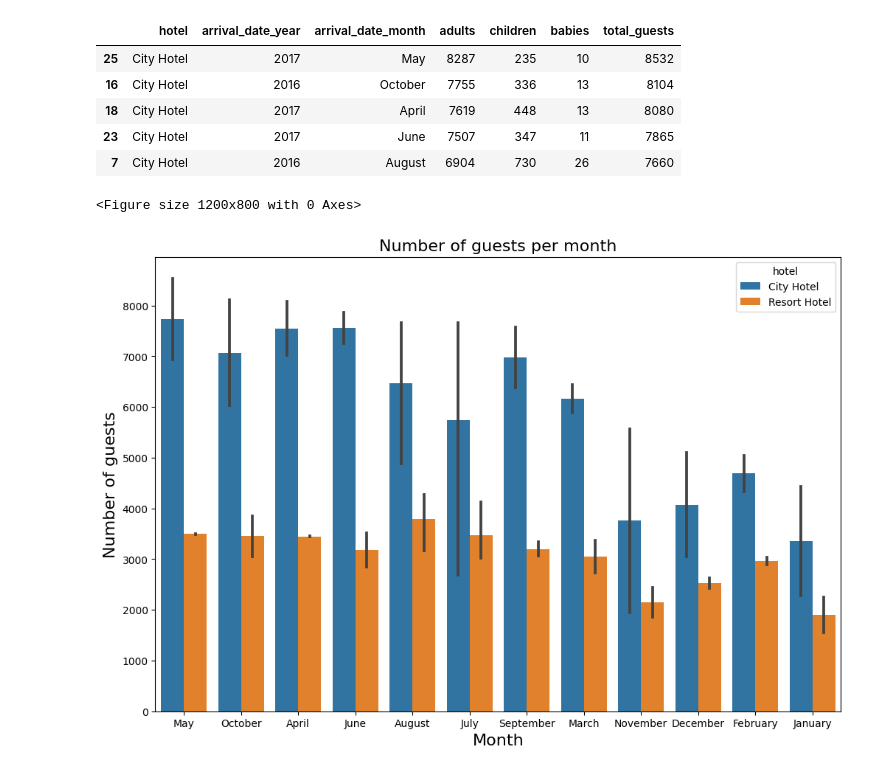
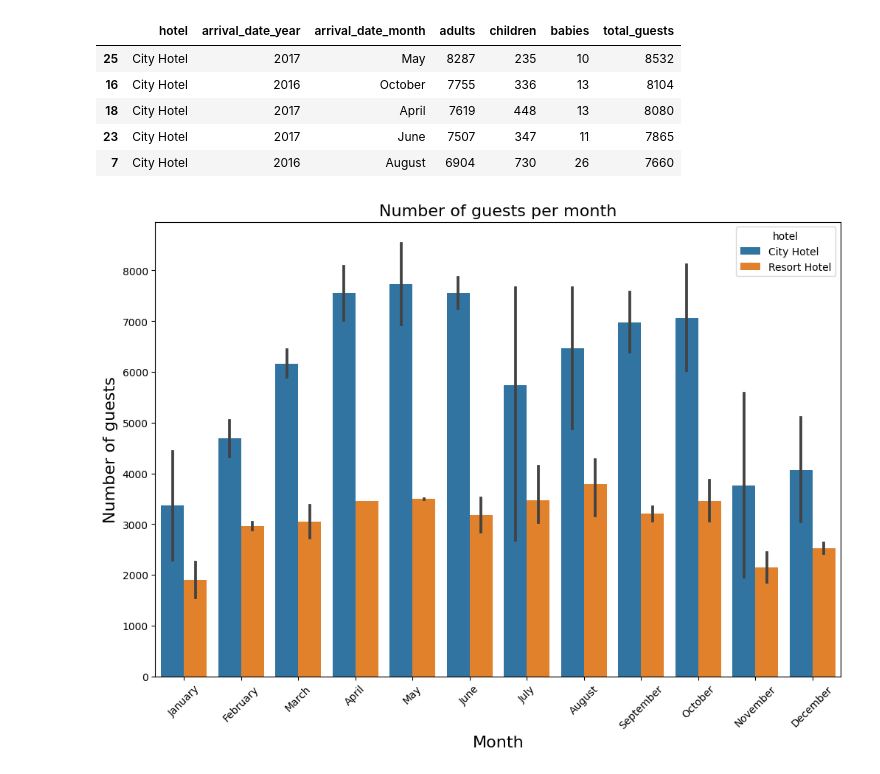
Before and after one commit to Chirag529/Hotel_EDA, a Jupyter notebook: main.ipynb, the cells around one changed output. Saved outputs shown, nothing was run; the diff lists cells and outputs as text; code cells hidden in the pictures.

Commit message:
peak month for bookings

```diff
--- a/main.ipynb
+++ b/main.ipynb
@@ -526,33 +526,62 @@ guests_per_month.head(5)
 | 23 | City Hotel | 2017 | June | 7507 | 347 | 11 | 7865 |
 | 7 | City Hotel | 2016 | August | 6904 | 730 | 26 | 7660 |
 # %%
-# Let's plot a chart to visualize the results
-plt.figure(figsize=(12, 8))
+# Create a list of month names in chronological order
+months_in_order = [
+    "January",
+    "February",
+    "March",
+    "April",
+    "May",
+    "June",
+    "July",
+    "August",
+    "September",
+    "October",
+    "November",
+    "December",
+]
 
 # Create a new dataframe with the required columns
-guests_per_month = df[['hotel', 'arrival_date_month',
-                       'arrival_date_year', 'adults', 'children', 'babies']].copy()
+guests_df = df[
+    ["hotel", "arrival_date_month", "arrival_date_year", "adults", "children", "babies"]
+].copy()
 
-# Create a new column for total guests
-guests_per_month['total_guests'] = guests_per_month['adults'] + \
-    guests_per_month['children'] + guests_per_month['babies']
+# Calculate the total number of guests for each booking
+guests_df["total_guests"] = (
+    guests_df["adults"] + guests_df["children"] + guests_df["babies"]
+)
 
-# Group by hotel and arrival date month and year
-guests_per_month = guests_per_month.groupby(
-    ['hotel', 'arrival_date_year', 'arrival_date_month']).sum().reset_index()
+# Group by hotel, arrival date month, and year, and calculate the total guests
+guests_per_month = (
+    guests_df.groupby(["hotel", "arrival_date_year", "arrival_date_month"])
+    .sum()
+    .reset_index()
+)
 
-# Arrange them in ascending order of total guests
+# Arrange the months in chronological order
+guests_per_month["arrival_date_month"] = pd.Categorical(
+    guests_per_month["arrival_date_month"], categories=months_in_order, ordered=True
+)
+
+# Sort the DataFrame by year and month
 guests_per_month = guests_per_month.sort_values(
-    'total_guests', ascending=False)
+    ["arrival_date_year", "arrival_date_month"]
+)
 
 # Plot a chart to visualize the results
 plt.figure(figsize=(12, 8))
-sns.barplot(x='arrival_date_month', y='total_guests', hue='hotel',
-            data=guests_per_month, hue_order=['City Hotel', 'Resort Hotel'])
-plt.title('Number of guests per month', fontsize=16)
-plt.xlabel('Month', fontsize=16)
-plt.ylabel('Number of guests', fontsize=16)
+sns.barplot(
+    x="arrival_date_month",
+    y="total_guests",
+    hue="hotel",
+    data=guests_per_month,
+    hue_order=["City Hotel", "Resort Hotel"],
+)
+plt.title("Number of guests per month", fontsize=16)
+plt.xlabel("Month", fontsize=16)
+plt.ylabel("Number of guests", fontsize=16)
+plt.xticks(rotation=45)
 plt.show()
 # %% [output]
-<Figure size 1200x800 with 0 Axes>
-[figure, old version]
+[figure, new version]
```
Also changed, not shown: parts of 1 cell of this notebook.
